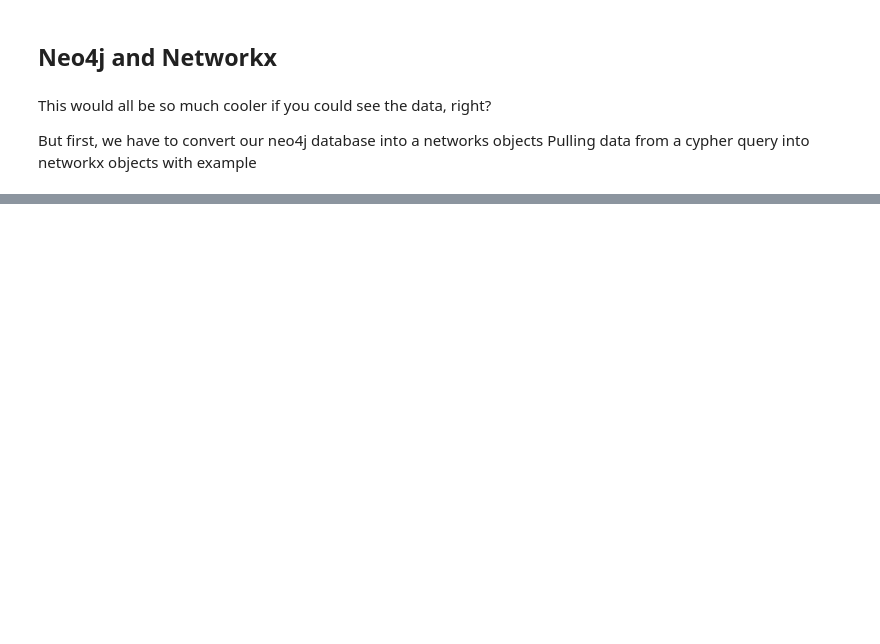
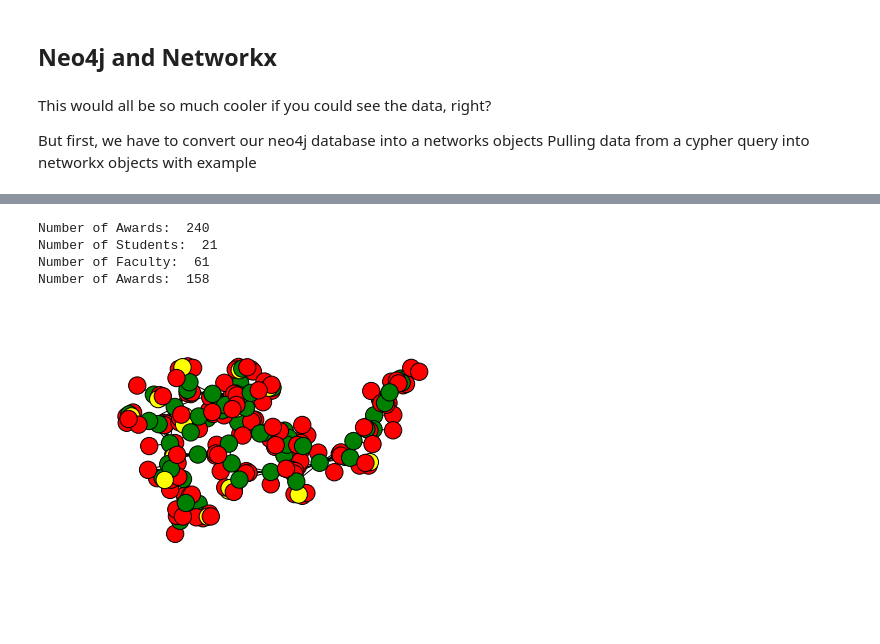
Before and after one commit to American-Institutes-for-Research/dsaa-cssip-big-data-workbooks, a Jupyter notebook: 06. Networks/networks_exercise.ipynb, the cells around one changed output, grey strips where cells are left out. Drawn from its saved outputs; the diff is of its cells as text; code cells hidden in the pictures; blank space fills up the shorter version.

```diff
--- a/06. Networks/networks_exercise.ipynb
+++ b/06. Networks/networks_exercise.ipynb
@@ -644,0 +436,28 @@ calculate_betweenness(NG)
+# %%
+# Create the Subgraph
+subgraph_g = max(nx.connected_component_subgraphs(all_data_g.to_undirected()), key =len)
+
+color_map =[]
+for node in subgraph_g.nodes(data =True):
+    this_labels = node[1]['labels']
+    if 'Employee' in this_labels:
+        color_map.append('green')
+    elif 'Student' in this_labels:
+        color_map.append('yellow')
+    elif 'Award' in this_labels:
+        color_map.append('red')
+
+nx.draw(subgraph_g, node_color=color_map)
+
+person_data = list(nx.get_node_attributes(subgraph_g,'position').values())
+
+print 'Number of Awards: ', nx.number_of_nodes(subgraph_g)
+print 'Number of Students: ', person_data.count('STUDENT')
+print 'Number of Faculty: ', person_data.count('FACULTY')
+print "Number of Awards: ",  nx.number_of_nodes(subgraph_g) - person_data.count('STUDENT') - person_data.count('FACULTY')
+# %% [output]
+Number of Awards:  240
+Number of Students:  21
+Number of Faculty:  61
+Number of Awards:  158
+[figure, added]
```
Also changed, not shown: parts of 56 cells of this notebook, 5 other files.
